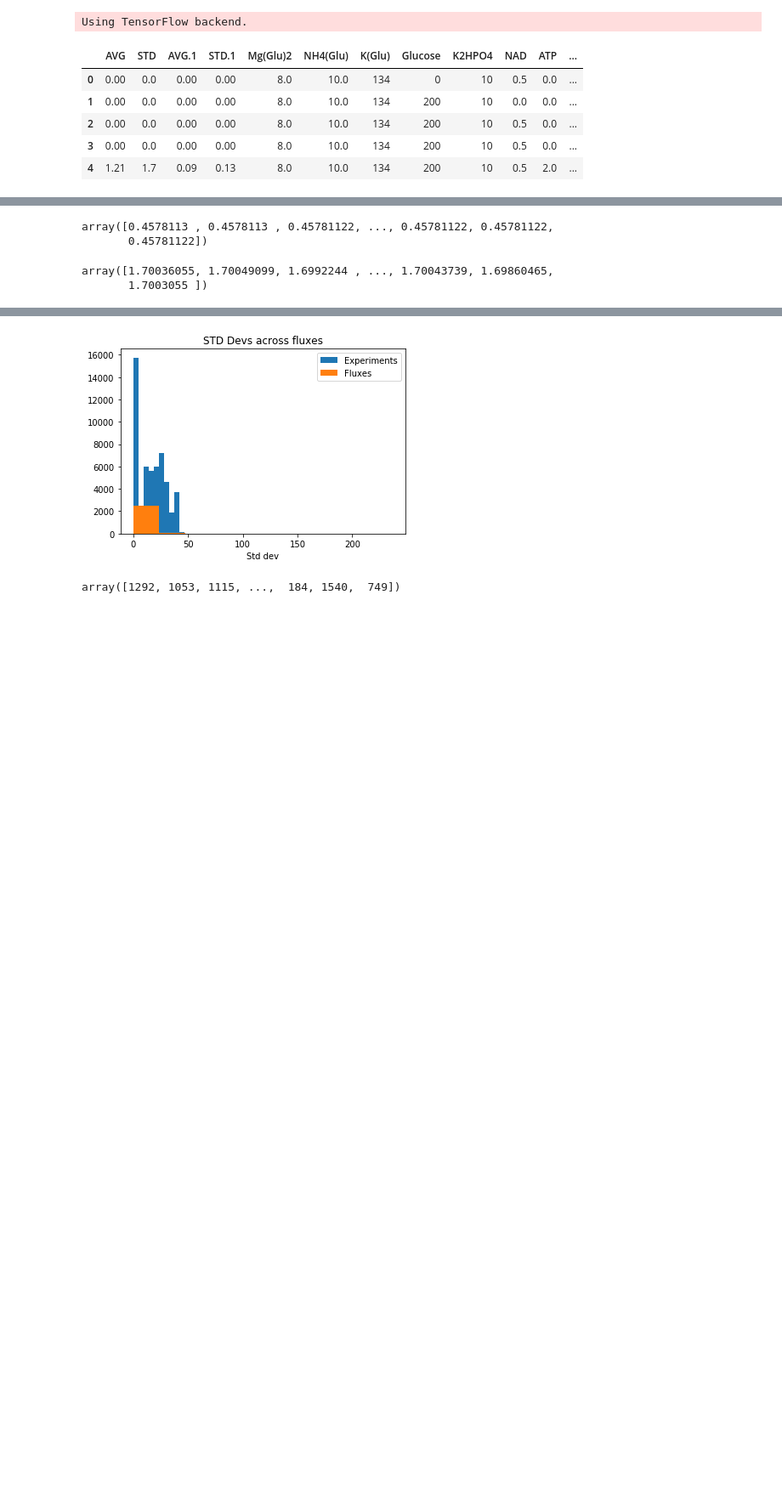
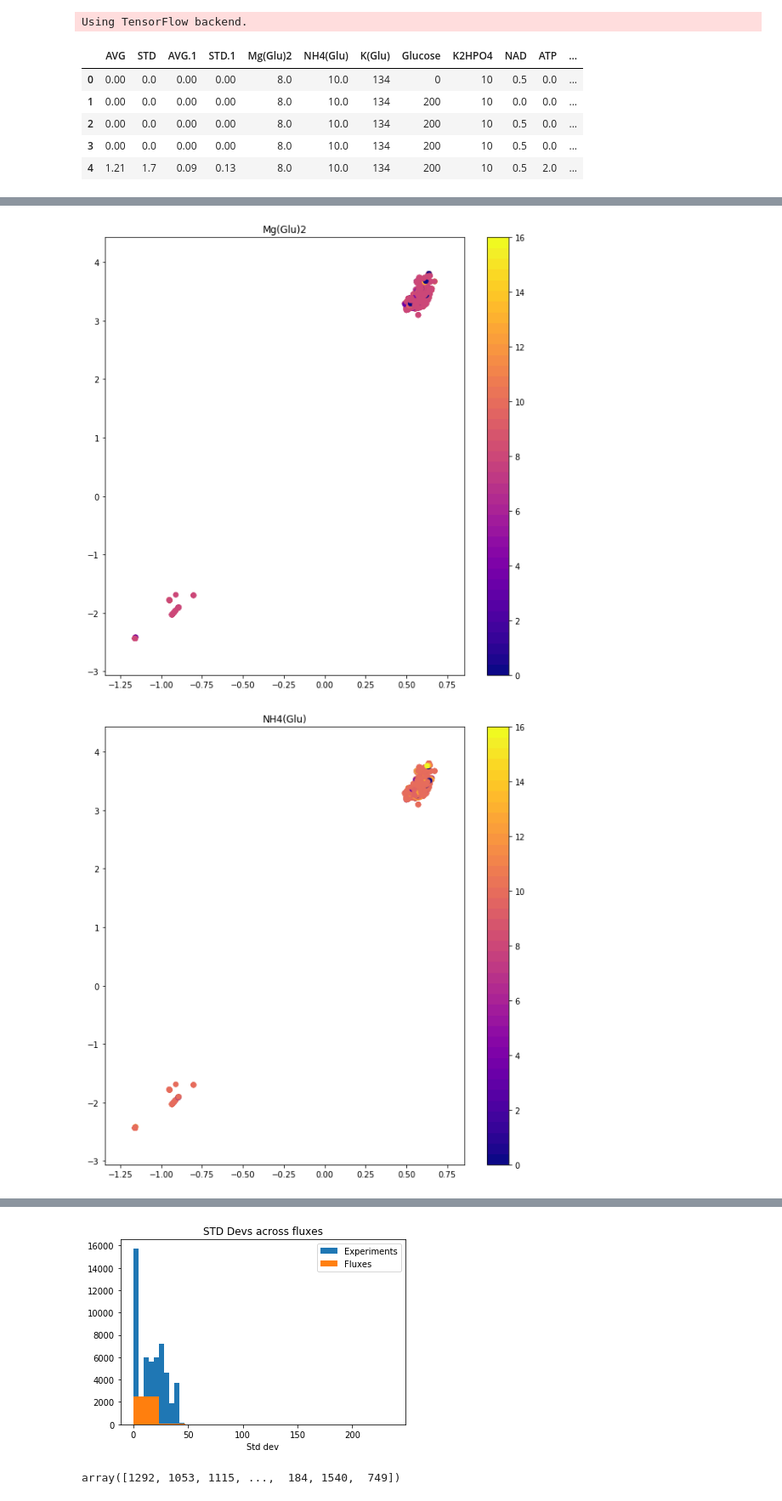
Before and after one commit to nlarusstone/cf_fba, a Jupyter notebook: notebooks/AutoEncoders.ipynb, the cells around one changed output, grey strips where cells are left out. Shown at 85% size. Cells and saved outputs as stored; diff of their text form; code cells hidden in the pictures; blank space fills up the shorter version.

```diff
--- a/notebooks/AutoEncoders.ipynb
+++ b/notebooks/AutoEncoders.ipynb
@@ -119,7 +170,7 @@ def sampling(args):
                               stddev=epsilon_std)
     return z_mean + K.exp(z_log_var / 2) * epsilon
 
-def corr(y_pred, y_true):
+def pearson_corr(y_pred, y_true):
     cent_pred = y_pred - K.mean(y_pred)
     cent_tr = y_true - K.mean(y_true)
 
@@ -127,6 +178,16 @@ def corr(y_pred, y_true):
     std_tr = K.std(y_true)
 
     return K.mean(cent_pred*cent_tr)/(std_pred*std_tr)
+
+# y_true, y_pred
+def gen_vae_loss(x, x_decoded_mean):
+    output_flux = x_decoded_mean[:, :, output_ind]
+    #experiment_loss = scipy.stats.spearmanr(targets, output_flux)
+    experiment_loss = pearson_corr(output_flux, targets)#streaming_pearson_correlation(output_flux, targets)
+    xent_loss = X_shape * metrics.mean_squared_error(x, x_decoded_mean)
+    kl_loss = - 0.5 * K.sum(1 + z_log_var - K.square(z_mean) - K.exp(z_log_var), axis=-1)
+    vae_loss = K.mean(xent_loss + kl_loss) + experiment_loss
+    return vae_loss
 
 def build_vae(X_shape, n_experiments, targets, output_ind, batch_size=100):
     encoded_dim1 = 1024
@@ -151,12 +212,12 @@ def build_vae(X_shape, n_experiments, targets, output_ind, batch_size=100):
 
     # end-to-end autoencoder
     vae = Model(x, x_decoded_mean)
-    output_flux = x_decoded_mean[:, :, output_ind]
+    #output_flux = x_decoded_mean[:, :, output_ind]
     #experiment_loss = scipy.stats.spearmanr(targets, output_flux)
-    experiment_loss = corr(output_flux, targets)#streaming_pearson_correlation(output_flux, targets)
+    #experiment_loss = pearson_corr(output_flux, targets)#streaming_pearson_correlation(output_flux, targets)
     xent_loss = X_shape * metrics.mean_squared_error(x, x_decoded_mean)
     kl_loss = - 0.5 * K.sum(1 + z_log_var - K.square(z_mean) - K.exp(z_log_var), axis=-1)
-    vae_loss = K.mean(xent_loss + kl_loss) + experiment_loss
+    vae_loss = K.mean(xent_loss + kl_loss)# + experiment_loss
     #vae_loss = K.sum(vae_loss)
     vae.add_loss(vae_loss)
     vae.compile(optimizer='rmsprop')
@@ -227,5 +289,0 @@ array([0.45933554, 0.4593587 , 0.4594071 , ..., 0.45931953, 0.45938182,
-# %%
-X_test[0]
-# %% [output]
-array([0.4578113 , 0.4578113 , 0.45781122, ..., 0.45781122, 0.45781122,
-       0.45781122])
@@ -239,8 +290,3 @@ mns = mse.eval(session=sess)
-# %%
-mns
-# %% [output]
-array([1.70036055, 1.70049099, 1.6992244 , ..., 1.70043739, 1.69860465,
-       1.7003055 ])
 # %%
 def get_rct(df, rct, y_test):
     y_new = []
@@ -248,3 +294,33 @@ def get_rct(df, rct, y_test):
         y_new.append(df[rct][ind])
     return y_new
 #get_rct(df, 'Glucose', y_test)
+# %%
+#cm1 = cm.get_cmap('tab20b', 20)
+#cm2 = cm.get_cmap('tab20c', 20)
+cmap = cm.get_cmap('plasma', 41)
+#cmap = lambda x: cm1(x) if x < 21 else cm2(x)
+#for j in range(41):
+j = 0
+xmin, xmax = np.amin(x_test_encoded[:, j, 0]), np.amax(x_test_encoded[:, j, 0])
+ymin, ymax = np.amin(x_test_encoded[:, j, 1]), np.amax(x_test_encoded[:, j, 1])
+x_diff = (xmax - xmin) / 10.0
+y_diff = (ymax - ymin) / 10.0
+for col in df.columns[4:]:
+    plt.figure(figsize=(10, 10))
+    plt.scatter(x_test_encoded[:, j, 0], x_test_encoded[:, j, 1], c=get_rct(df, col, y_test), cmap=cmap)
+    plt.xlim((xmin - x_diff, xmax + x_diff))
+    plt.ylim((ymin - y_diff, ymax + y_diff))
+    plt.title(col)
+    plt.colorbar()
+    plt.show()
+
+plt.figure(figsize=(10, 10))
+plt.scatter(x_test_encoded[:, j, 0], x_test_encoded[:, j, 1], c=y_test, cmap=cmap)
+plt.xlim((xmin - x_diff, xmax + x_diff))
+plt.ylim((ymin - y_diff, ymax + y_diff))
+plt.title('Variant')
+plt.colorbar()
+plt.show()
+# %% [output]
+[figure, added]
+[figure, added]
```
Also changed, not shown: parts of 44 cells of this notebook, 1 other file.
